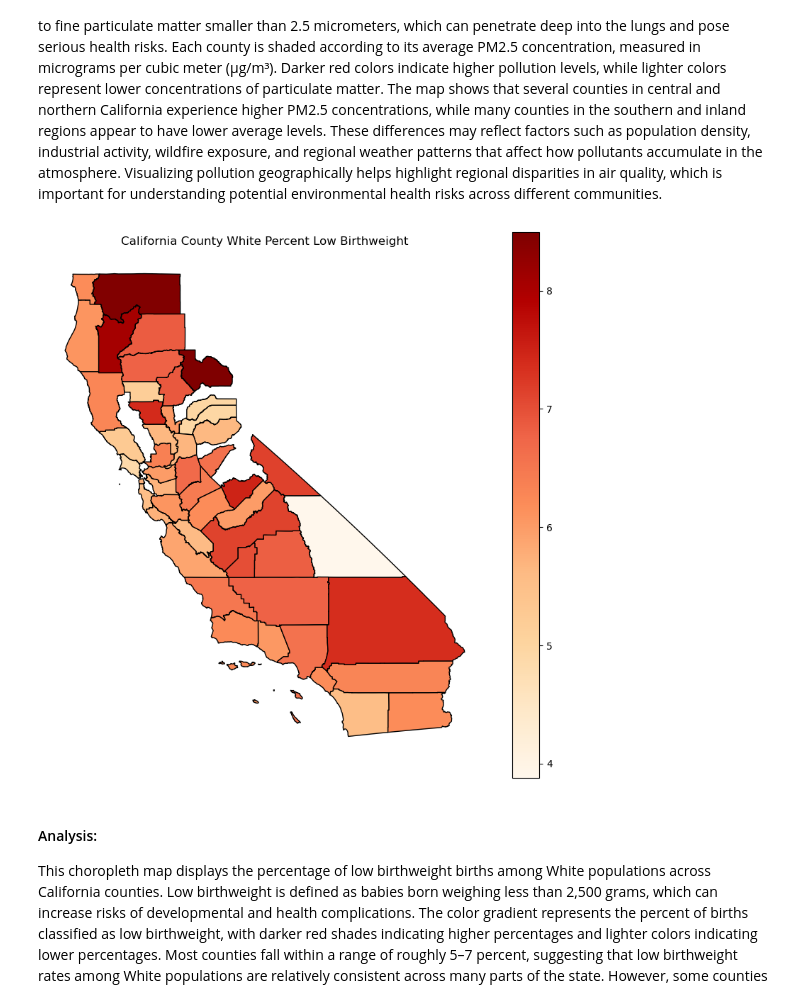
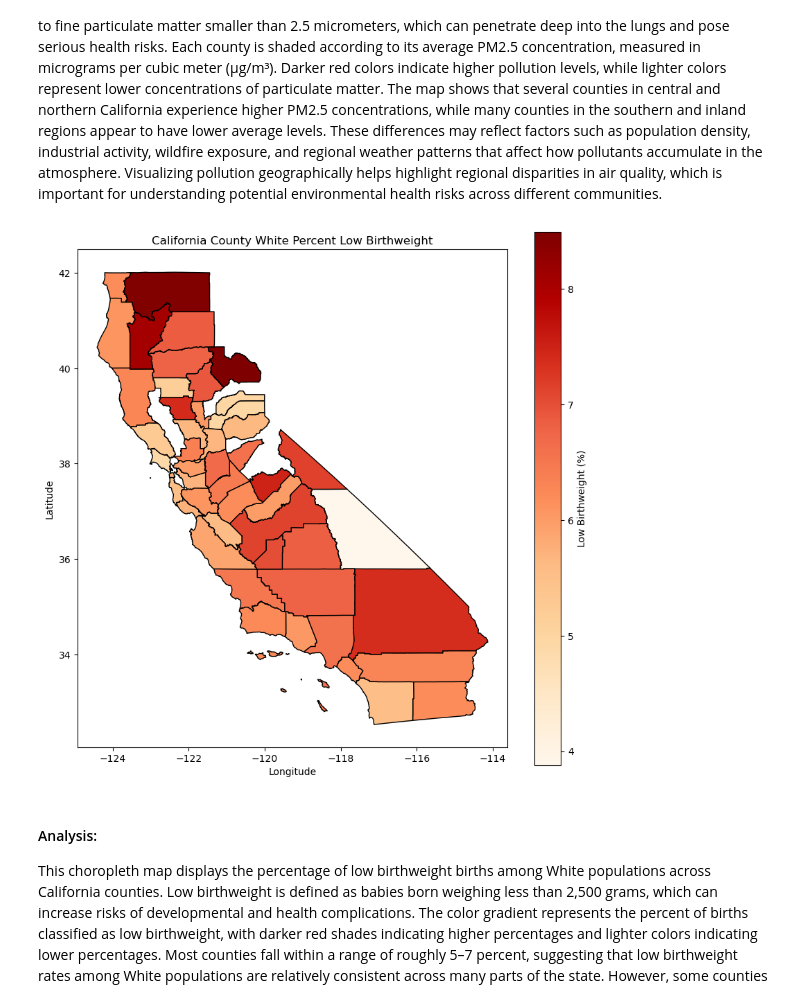
Before and after one commit to COGS108/Group095_WI26, a Jupyter notebook: 02-EDACheckpoint.ipynb, the cells around one changed output. Cells and saved outputs as stored; diff of their text form; code cells hidden in the pictures.

```diff
--- a/02-EDACheckpoint.ipynb
+++ b/02-EDACheckpoint.ipynb
@@ -866,12 +869,14 @@ The map shows that several counties in central and northern California experienc
 Visualizing pollution geographically helps highlight regional disparities in air quality, which is important for understanding potential environmental health risks across different communities.
 # %%
 fig, ax = plt.subplots(figsize=(10, 10))
-ca_counties_white.plot(column='Percent Low Birthweight', cmap='OrRd', legend=True, ax=ax, edgecolor='black')
+ca_counties_white.plot(column='Percent Low Birthweight', cmap='OrRd', legend=True, legend_kwds={"label": "Low Birthweight (%)"}, ax=ax, edgecolor='black')
 ax.set_title("California County White Percent Low Birthweight")
-ax.axis('off')
+ax.set_xlabel("Longitude")
+ax.set_ylabel("Latitude")
+#ax.axis('off')
 plt.show()
 # %% [output]
-[figure, old version]
+[figure, new version]
 # %% [markdown]
 #### Analysis:
 This choropleth map displays the percentage of low birthweight births among White populations across California counties. Low birthweight is defined as babies born weighing less than 2,500 grams, which can increase risks of developmental and health complications.
```
Also changed, not shown: parts of 8 cells of this notebook.
